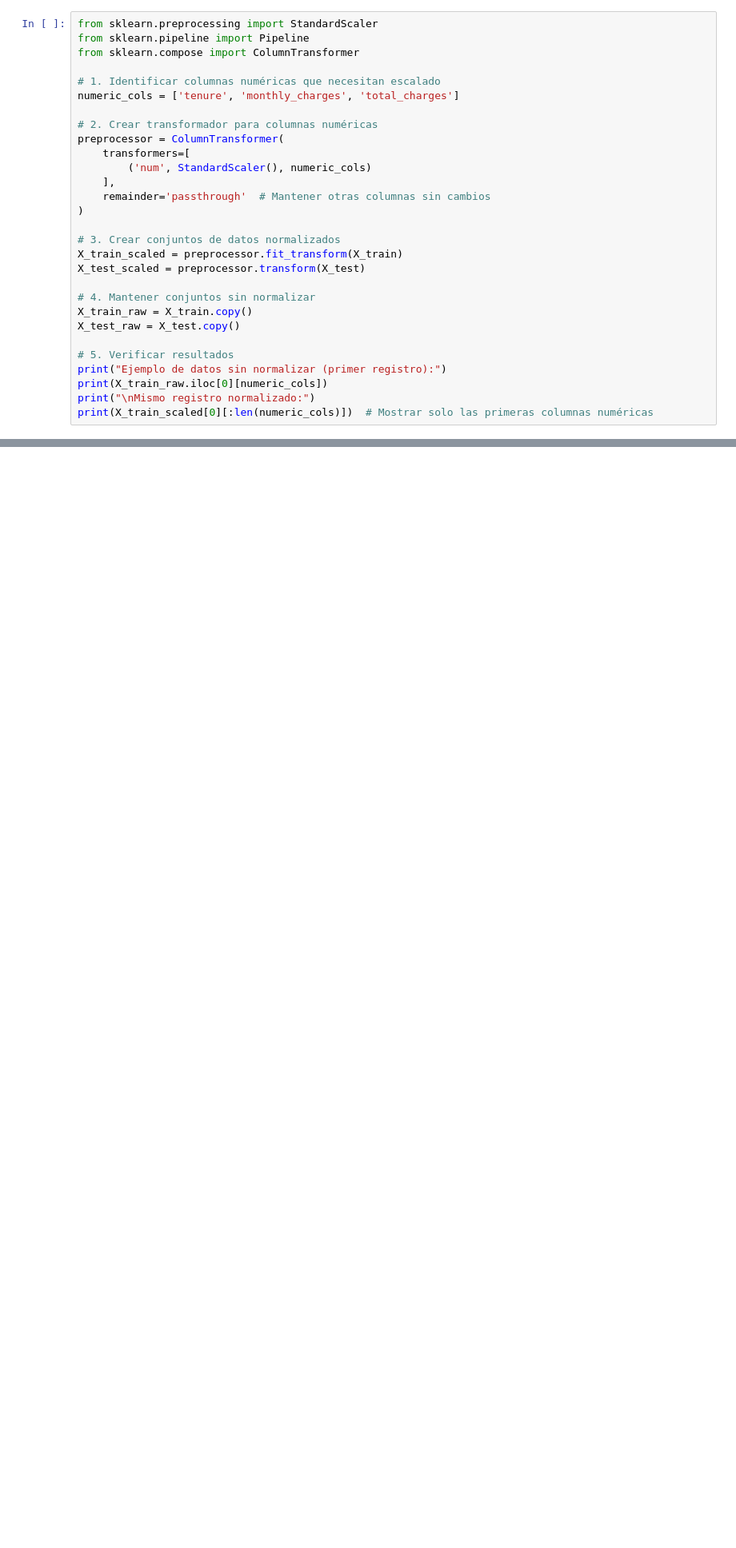
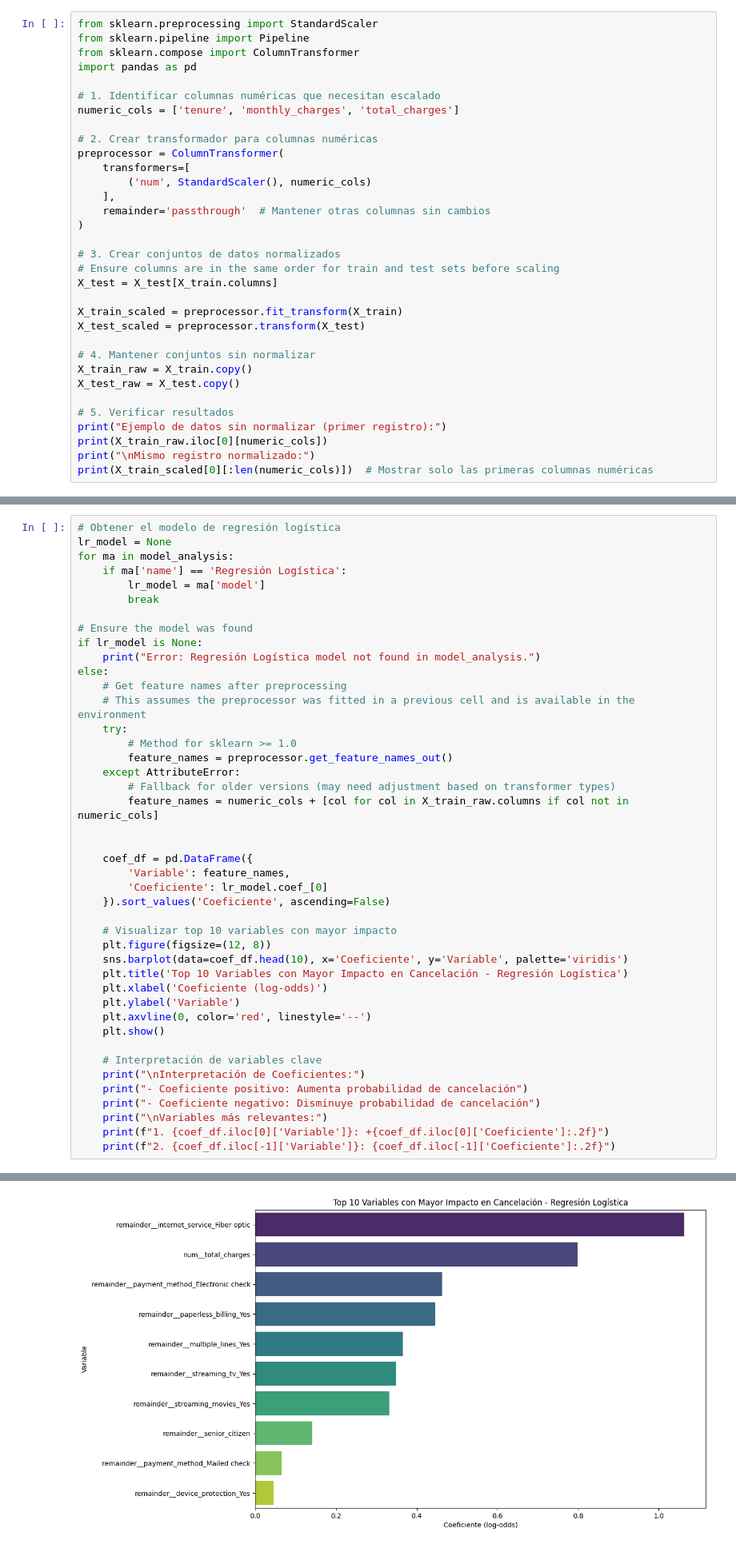
Before and after one commit to jenpronet/Challenge-Alura-TelecomX_2-Latam, a Jupyter notebook: TelecomX_2.ipynb, the cells around one changed output, grey strips where cells are left out. Shown at 80% size. Cells and saved outputs as stored; diff of their text form; blank space fills up the shorter version.

```diff
--- a/TelecomX_2.ipynb
+++ b/TelecomX_2.ipynb
@@ -725,6 +725,7 @@ Name: proportion, dtype: float64
 from sklearn.preprocessing import StandardScaler
 from sklearn.pipeline import Pipeline
 from sklearn.compose import ColumnTransformer
+import pandas as pd
 
 # 1. Identificar columnas numéricas que necesitan escalado
 numeric_cols = ['tenure', 'monthly_charges', 'total_charges']
@@ -738,6 +739,9 @@ preprocessor = ColumnTransformer(
 )
 
 # 3. Crear conjuntos de datos normalizados
+# Ensure columns are in the same order for train and test sets before scaling
+X_test = X_test[X_train.columns]
+
 X_train_scaled = preprocessor.fit_transform(X_train)
 X_test_scaled = preprocessor.transform(X_test)
 
@@ -1011,0 +1148,44 @@ dtype: float64
+# %%
+# Obtener el modelo de regresión logística
+lr_model = None
+for ma in model_analysis:
+    if ma['name'] == 'Regresión Logística':
+        lr_model = ma['model']
+        break
+
+# Ensure the model was found
+if lr_model is None:
+    print("Error: Regresión Logística model not found in model_analysis.")
+else:
+    # Get feature names after preprocessing
+    # This assumes the preprocessor was fitted in a previous cell and is available in the environment
+    try:
+        # Method for sklearn >= 1.0
+        feature_names = preprocessor.get_feature_names_out()
+    except AttributeError:
+        # Fallback for older versions (may need adjustment based on transformer types)
+        feature_names = numeric_cols + [col for col in X_train_raw.columns if col not in numeric_cols]
+
+
+    coef_df = pd.DataFrame({
+        'Variable': feature_names,
+        'Coeficiente': lr_model.coef_[0]
+    }).sort_values('Coeficiente', ascending=False)
+
+    # Visualizar top 10 variables con mayor impacto
+    plt.figure(figsize=(12, 8))
+    sns.barplot(data=coef_df.head(10), x='Coeficiente', y='Variable', palette='viridis')
+    plt.title('Top 10 Variables con Mayor Impacto en Cancelación - Regresión Logística')
+    plt.xlabel('Coeficiente (log-odds)')
+    plt.ylabel('Variable')
+    plt.axvline(0, color='red', linestyle='--')
+    plt.show()
+
+    # Interpretación de variables clave
+    print("\nInterpretación de Coeficientes:")
+    print("- Coeficiente positivo: Aumenta probabilidad de cancelación")
+    print("- Coeficiente negativo: Disminuye probabilidad de cancelación")
+    print("\nVariables más relevantes:")
+    print(f"1. {coef_df.iloc[0]['Variable']}: +{coef_df.iloc[0]['Coeficiente']:.2f}")
+    print(f"2. {coef_df.iloc[-1]['Variable']}: {coef_df.iloc[-1]['Coeficiente']:.2f}")
+# %% [output]
@@ -1011,0 +1195 @@ dtype: float64
+[figure, added]
```
Also changed, not shown: parts of 20 cells of this notebook.
